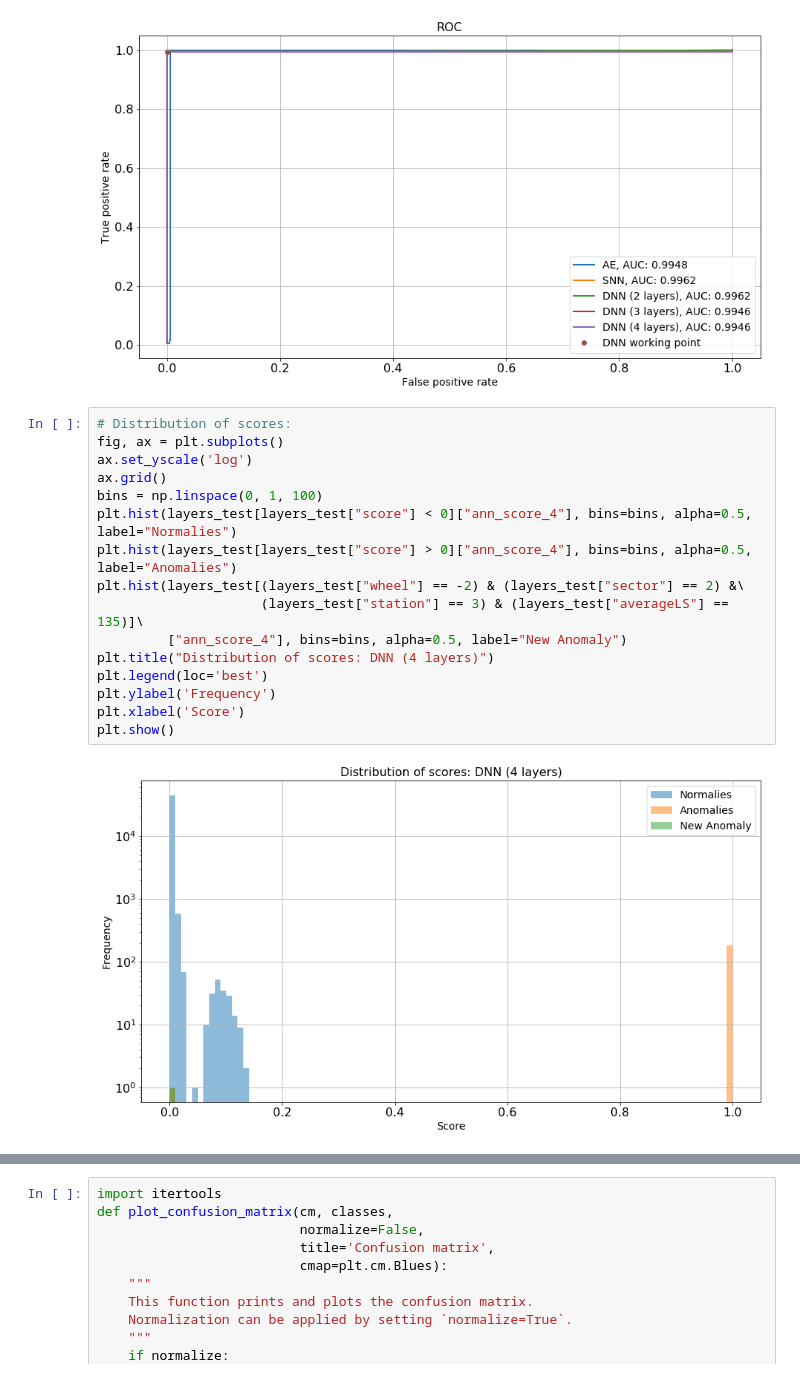
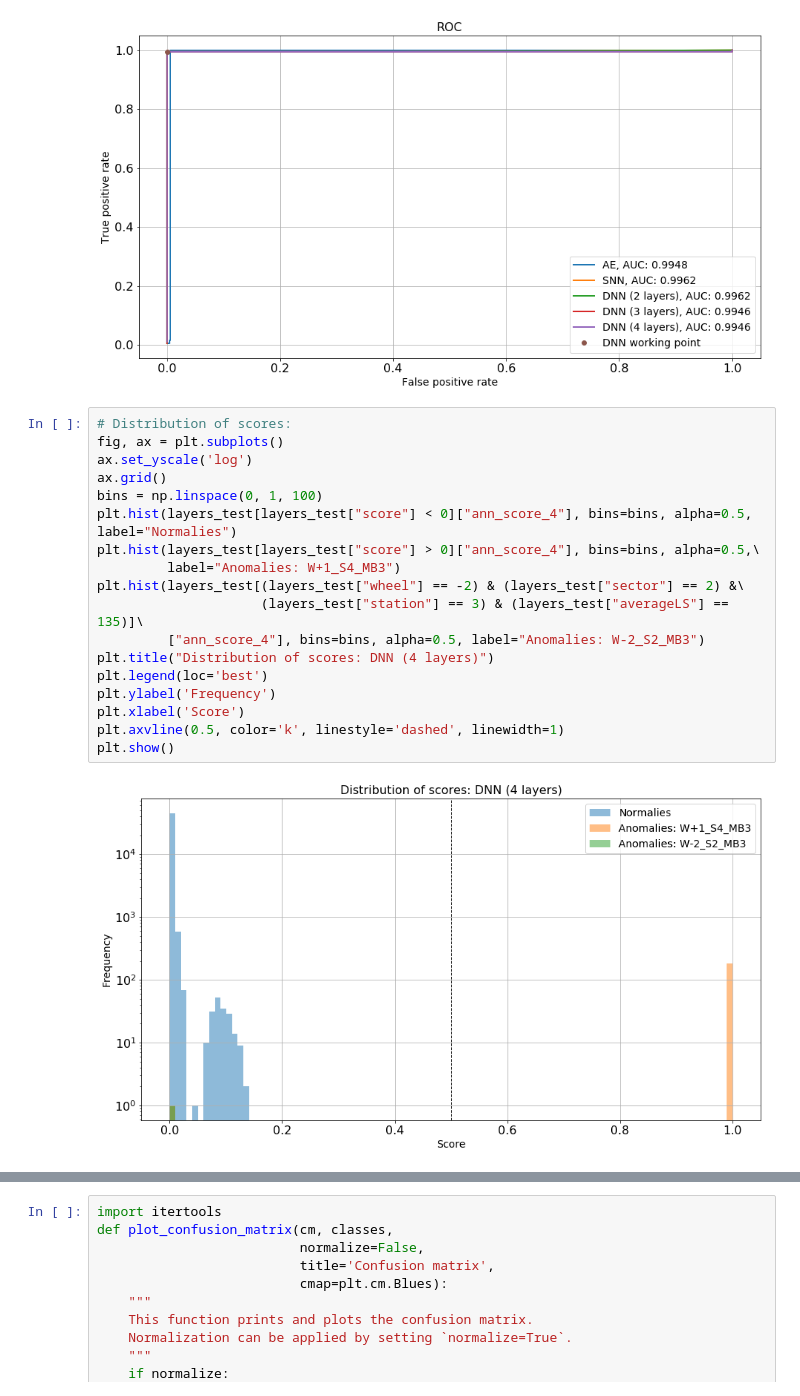
Before and after one commit to bapavlov/L1MTriggerRateMonitoringWithML, a Jupyter notebook: dt_trigger_monitoring_inference.ipynb, the cells around one changed output, grey strips where cells are left out. Saved outputs shown, nothing was run; the diff lists cells and outputs as text.

```diff
--- a/dt_trigger_monitoring_inference.ipynb
+++ b/dt_trigger_monitoring_inference.ipynb
@@ -895,21 +895,23 @@ get_roc_curve(layers_test,
 # %%
 # Distribution of scores:
 fig, ax = plt.subplots()
 ax.set_yscale('log')
 ax.grid()
 bins = np.linspace(0, 1, 100)
 plt.hist(layers_test[layers_test["score"] < 0]["ann_score_4"], bins=bins, alpha=0.5, label="Normalies")
-plt.hist(layers_test[layers_test["score"] > 0]["ann_score_4"], bins=bins, alpha=0.5, label="Anomalies")
+plt.hist(layers_test[layers_test["score"] > 0]["ann_score_4"], bins=bins, alpha=0.5,\
+         label="Anomalies: W+1_S4_MB3")
 plt.hist(layers_test[(layers_test["wheel"] == -2) & (layers_test["sector"] == 2) &\
                      (layers_test["station"] == 3) & (layers_test["averageLS"] == 135)]\
-         ["ann_score_4"], bins=bins, alpha=0.5, label="New Anomaly")
+         ["ann_score_4"], bins=bins, alpha=0.5, label="Anomalies: W-2_S2_MB3")
 plt.title("Distribution of scores: DNN (4 layers)")
 plt.legend(loc='best')
 plt.ylabel('Frequency')
 plt.xlabel('Score')
+plt.axvline(0.5, color='k', linestyle='dashed', linewidth=1)
 plt.show()
 # %% [output]
-[figure, old version]
+[figure, new version]
 # %%
 fig, ax = plt.subplots()
 ax.set_yscale('log')
```
Also changed, not shown: parts of 3 cells of this notebook, 1 other file.
